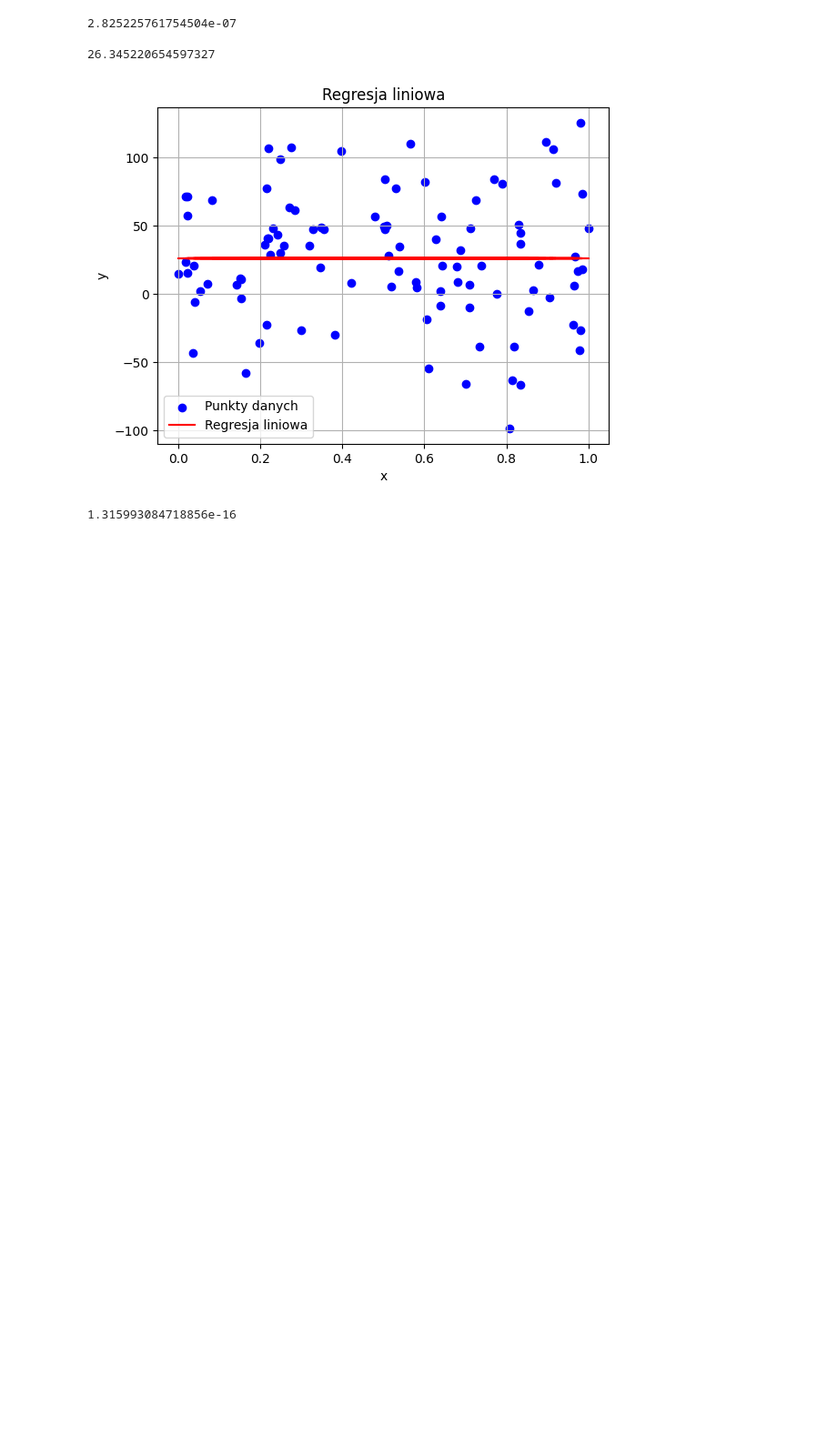
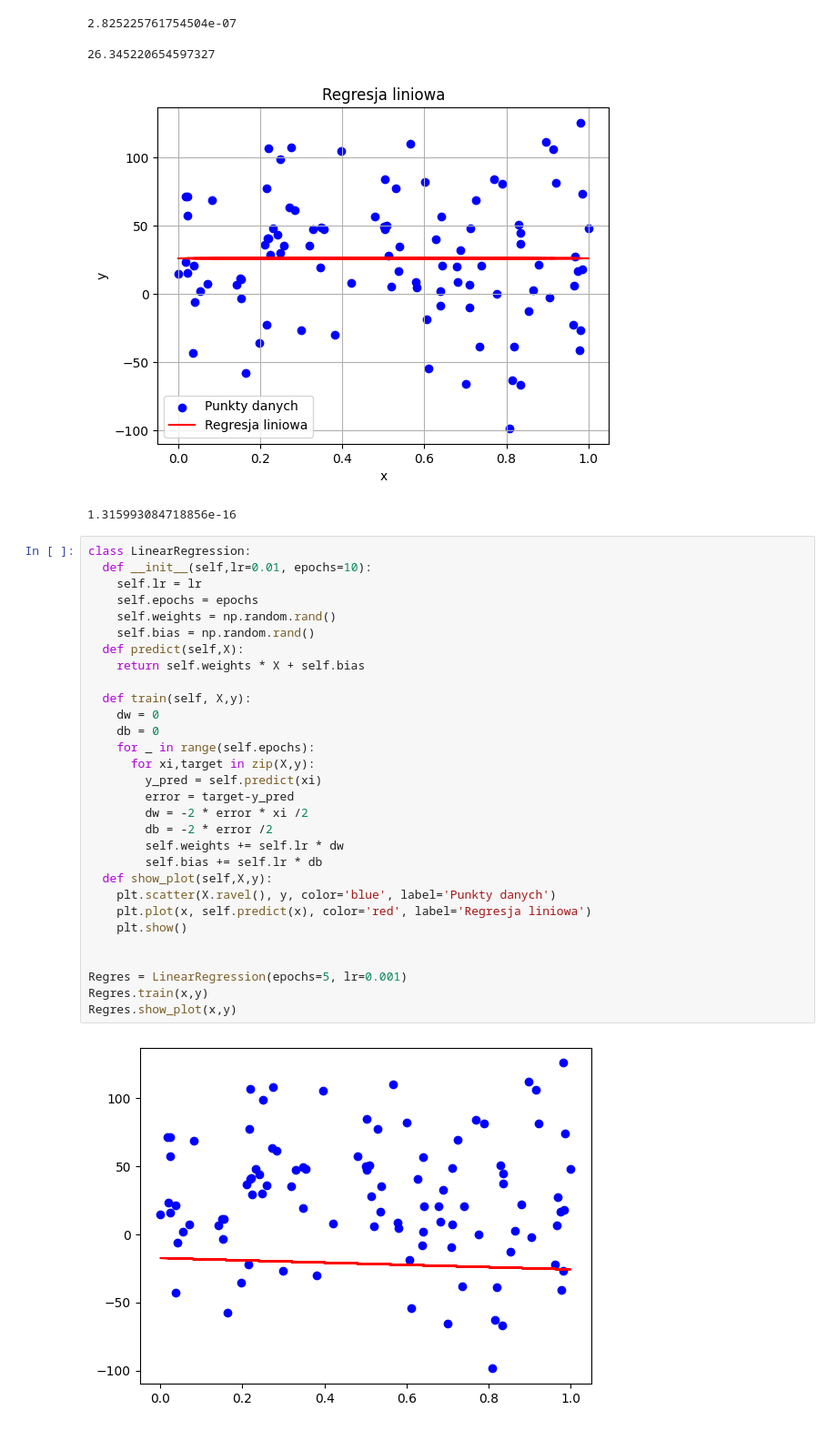
Before and after one commit to szymonszwedzinskiii/DataTemplates, a Jupyter notebook: Linearregression.ipynb, the cells around one changed output. Shown at 91% size. Saved outputs shown, nothing was run; the diff lists cells and outputs as text; blank space fills up the shorter version.

```diff
--- a/Linearregression.ipynb
+++ b/Linearregression.ipynb
@@ -458,3 +458,35 @@ print(mse(y, (w*x +b)))
 26.345220654597327
 [figure]
 1.315993084718856e-16
+# %%
+class LinearRegression:
+  def __init__(self,lr=0.01, epochs=10):
+    self.lr = lr
+    self.epochs = epochs
+    self.weights = np.random.rand()
+    self.bias = np.random.rand()
+  def predict(self,X):
+    return self.weights * X + self.bias
+
+  def train(self, X,y):
+    dw = 0
+    db = 0
+    for _ in range(self.epochs):
+      for xi,target in zip(X,y):
+        y_pred = self.predict(xi)
+        error = target-y_pred
+        dw = -2 * error * xi /2
+        db = -2 * error /2
+        self.weights += self.lr * dw
+        self.bias += self.lr * db
+  def show_plot(self,X,y):
+    plt.scatter(X.ravel(), y, color='blue', label='Punkty danych')
+    plt.plot(x, self.predict(x), color='red', label='Regresja liniowa')
+    plt.show()
+
+
+Regres = LinearRegression(epochs=5, lr=0.001)
+Regres.train(x,y)
+Regres.show_plot(x,y)
+# %% [output]
+[figure, added]
```
